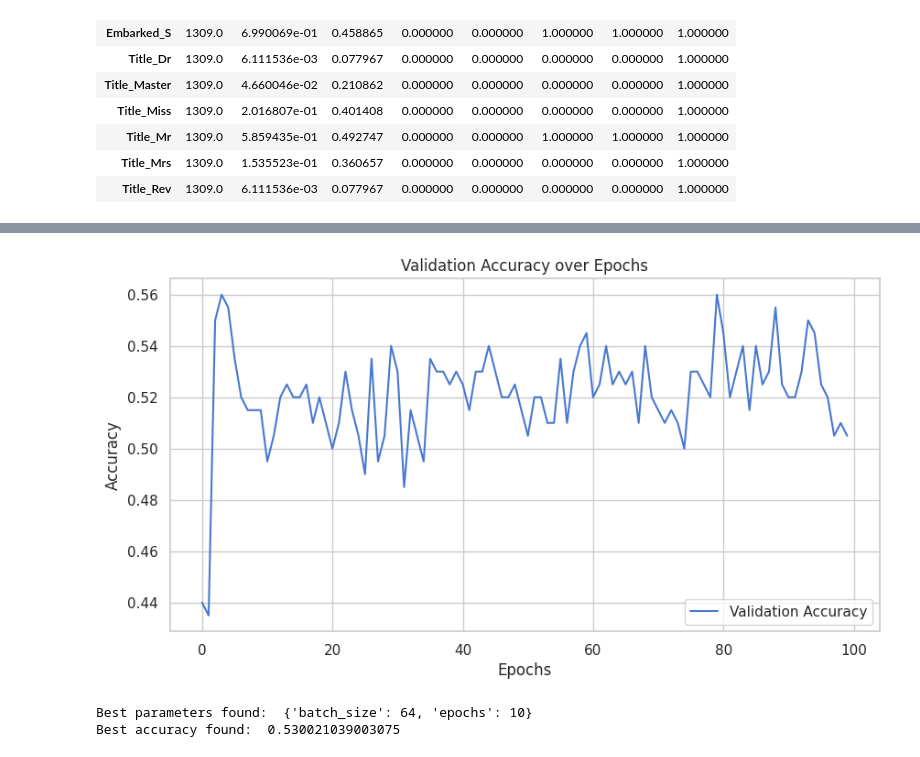
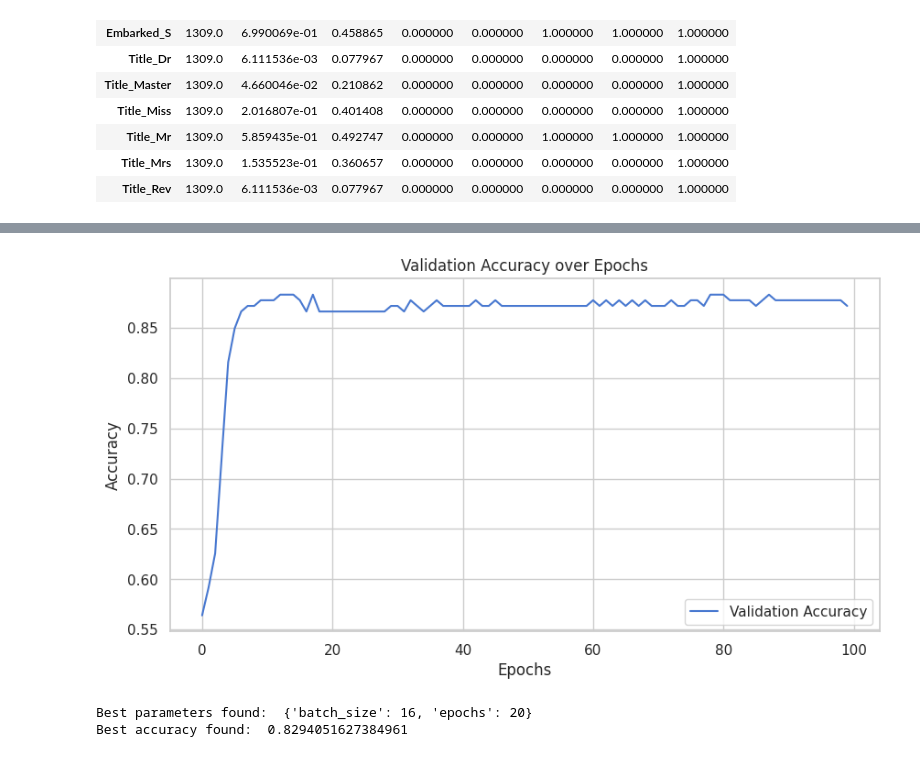
Before and after one commit to sha-doow/Randoms-, a Jupyter notebook: NN_on_TITANIC.ipynb, the cells around one changed output, grey strips where cells are left out. Drawn from its saved outputs; the diff is of its cells as text; code cells hidden in the pictures.

```diff
--- a/NN_on_TITANIC.ipynb
+++ b/NN_on_TITANIC.ipynb
@@ -544,12 +544,16 @@ class MyModel(nn.Module):
         return self.model(x)
 
 # Example data (replace this with your actual data)
-X_train = np.random.rand(1000, 16)  # 1000 samples, 16 features
-y_train = np.random.randint(0, 2, size=(1000, 1))  # 1000 samples, binary target
+X_train = df[pd.notnull(df['Survived'])].drop(['Survived'], axis=1)
+y_train = df[pd.notnull(df['Survived'])]['Survived']
+
+# Convert to NumPy arrays
+X_train_np = X_train.to_numpy()
+y_train_np = y_train.to_numpy()
 
 # Convert to tensors
-X_train_tensor = torch.tensor(X_train, dtype=torch.float32)
-y_train_tensor = torch.tensor(y_train, dtype=torch.float32)
+X_train_tensor = torch.tensor(X_train_np, dtype=torch.float32)
+y_train_tensor = torch.tensor(y_train_np, dtype=torch.float32).reshape(-1, 1)
 
 # Create dataset and dataloaders
 dataset = TensorDataset(X_train_tensor, y_train_tensor)
@@ -634,4 +638,4 @@ Epoch 100/100, Train Loss: 0.5570, Validation Accuracy: 0.5050, Validation Loss:
-[figure, old version]
+[figure, new version]
 # %%
 import numpy as np
 from sklearn.model_selection import GridSearchCV
@@ -657,7 +661,7 @@ class MyModel(nn.Module):
 
 # Define a wrapper class to use PyTorch model with scikit-learn
 class PyTorchClassifier(BaseEstimator):
-    def __init__(self, input_size=16, hidden_size=32, batch_size=32, epochs=10, lr=0.001):
+    def __init__(self, input_size=16, hidden_size=64, batch_size=32, epochs=10, lr=0.001):
         self.input_size = input_size
         self.hidden_size = hidden_size
         self.batch_size = batch_size
@@ -665,8 +669,11 @@ class PyTorchClassifier(BaseEstimator):
         self.lr = lr
 
     def fit(self, X, y):
+        X = X.to_numpy() if isinstance(X, pd.DataFrame) else X
+        y = y.to_numpy() if isinstance(y, pd.Series) else y
+
         X_train_tensor = torch.tensor(X, dtype=torch.float32)
-        y_train_tensor = torch.tensor(y, dtype=torch.float32)
+        y_train_tensor = torch.tensor(y, dtype=torch.float32).reshape(-1, 1)
         dataset = TensorDataset(X_train_tensor, y_train_tensor)
         train_loader = DataLoader(dataset, batch_size=self.batch_size, shuffle=True)
 
@@ -684,8 +691,11 @@ class PyTorchClassifier(BaseEstimator):
                 optimizer.step()
 
     def score(self, X, y):
+        X = X.to_numpy() if isinstance(X, pd.DataFrame) else X
+        y = y.to_numpy() if isinstance(y, pd.Series) else y
+
         X_tensor = torch.tensor(X, dtype=torch.float32)
-        y_tensor = torch.tensor(y, dtype=torch.float32)
+        y_tensor = torch.tensor(y, dtype=torch.float32).reshape(-1, 1)
         dataset = TensorDataset(X_tensor, y_tensor)
         val_loader = DataLoader(dataset, batch_size=self.batch_size)
 
@@ -707,7 +717,7 @@ param_grid = {
 }
 
 # Create PyTorch classifier
-classifier = PyTorchClassifier(input_size=16, hidden_size=32)
+classifier = PyTorchClassifier(input_size=16, hidden_size=64)
 
 # Perform grid search
 grid_search = GridSearchCV(classifier, param_grid, cv=3)
@@ -717,5 +727,5 @@ grid_search.fit(X_train, y_train)
 print("Best parameters found: ", grid_search.best_params_)
 print("Best accuracy found: ", grid_search.best_score_)
 # %% [output]
-Best parameters found:  {'batch_size': 64, 'epochs': 10}
-Best accuracy found:  0.530021039003075
+Best parameters found:  {'batch_size': 16, 'epochs': 20}
+Best accuracy found:  0.8294051627384961
```
Also changed, not shown: parts of 3 cells of this notebook.
